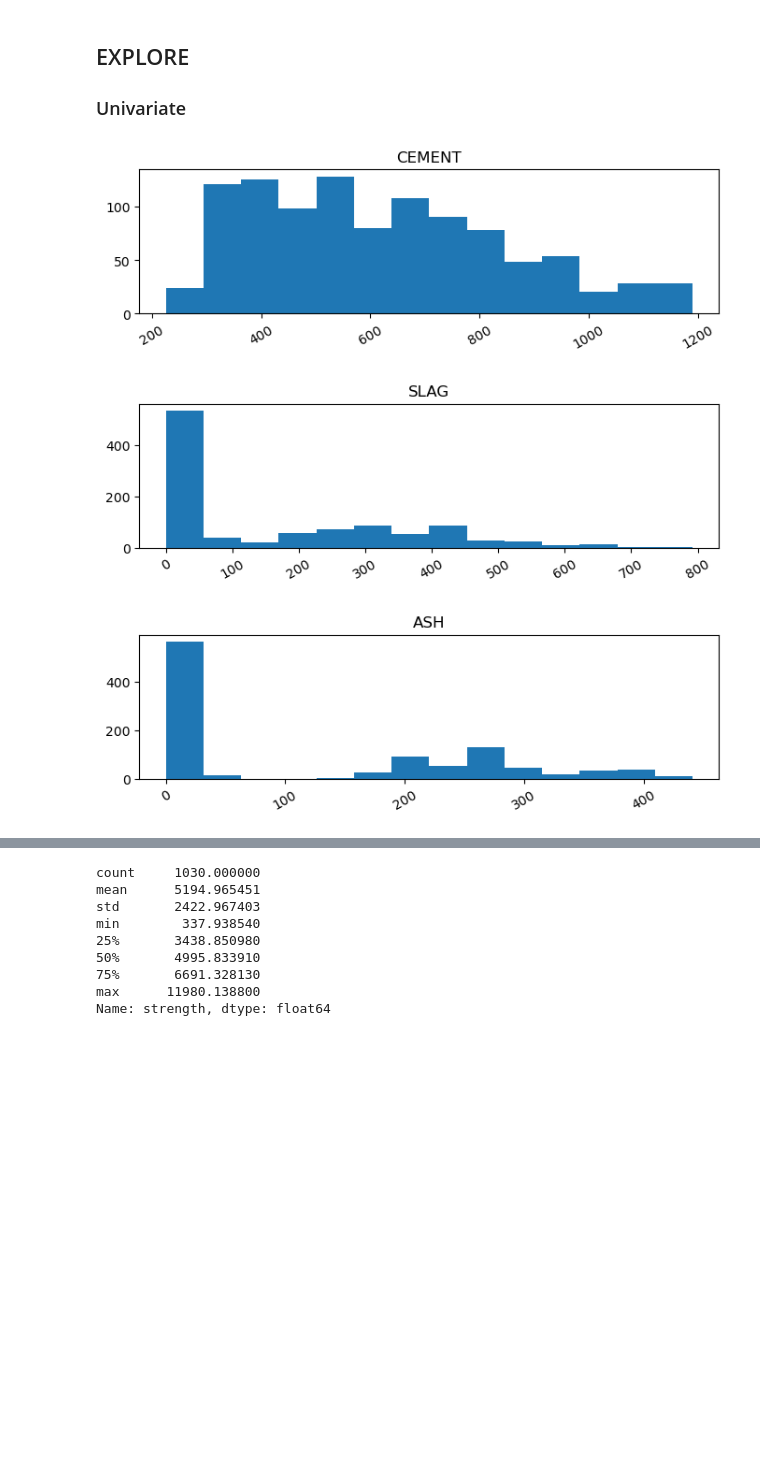
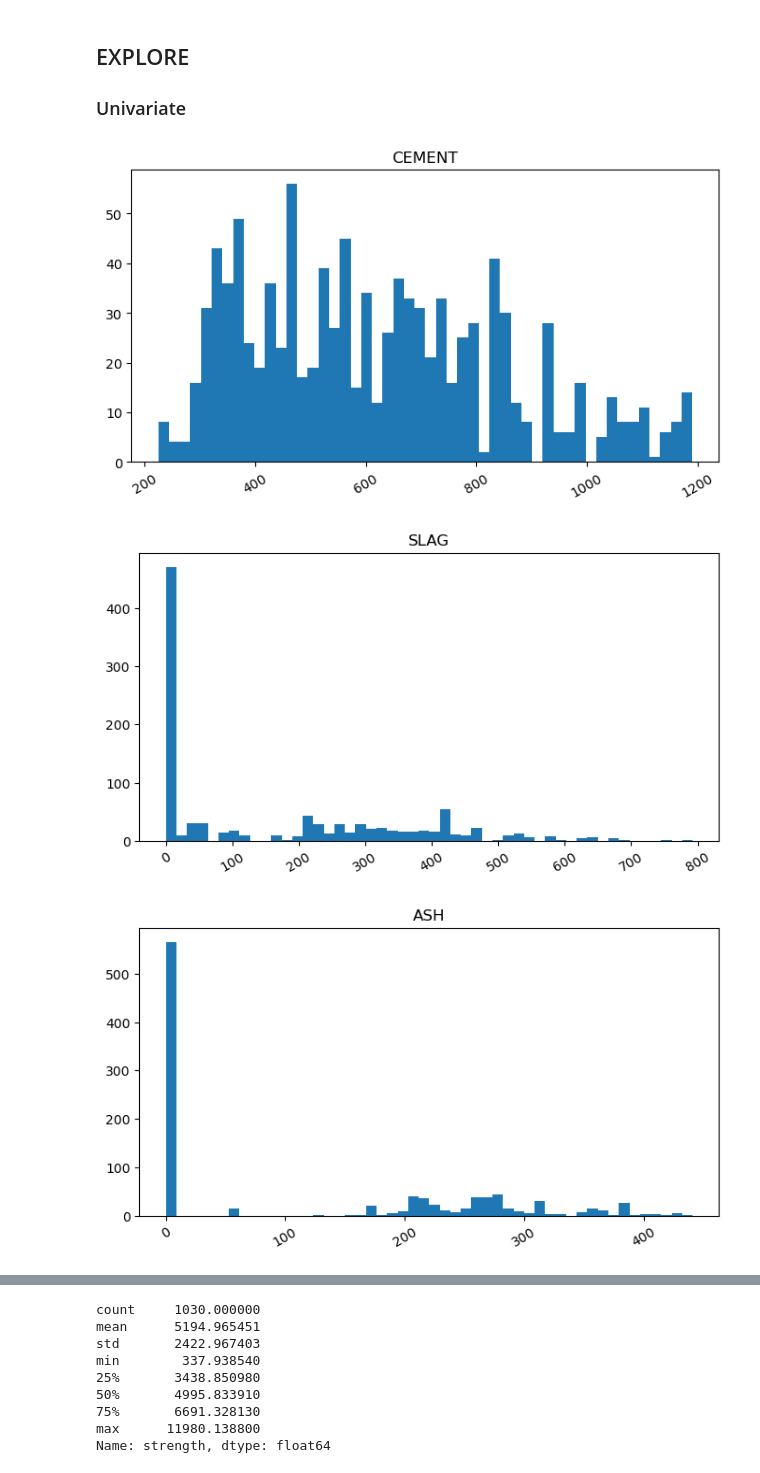
Before and after one commit to Segura-Jorge/concrete-project, a Jupyter notebook: explore.ipynb, the cells around one changed output, grey strips where cells are left out. Saved outputs shown, nothing was run; the diff lists cells and outputs as text; code cells hidden in the pictures; blank space fills up the shorter version.

```diff
--- a/explore.ipynb
+++ b/explore.ipynb
@@ -96,16 +97,16 @@ cols = ['cement', 'slag', 'ash', 'water', 'superplastic', 'coarseagg',
 ### Univariate
 # %%
 # Set a larger size for individual plots
-individual_fig_size = (8, 2)
+individual_fig_size = (8, 4)
 
 for col in cols:
     plt.figure(figsize=individual_fig_size)
     plt.title(col.upper()) # Convert title to uppercase
-    df[col].hist(bins=14)
+    df[col].hist(bins=50)
     plt.xticks(rotation=30)  # Rotate x-axis labels by 45 degrees
     plt.grid(False)
     plt.show()  # Show each plot individually
 # %% [output]
-[figure, old version]
+[figure, new version]
-[figure, old version]
+[figure, new version]
-[figure, old version]
+[figure, new version]
```
Also changed, not shown: parts of 50 cells of this notebook, 4 other files.
